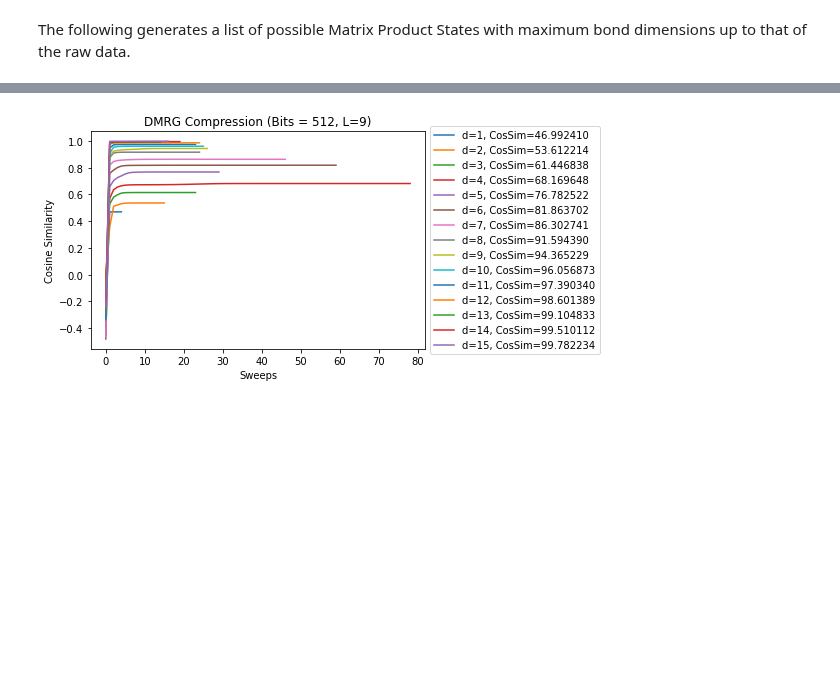
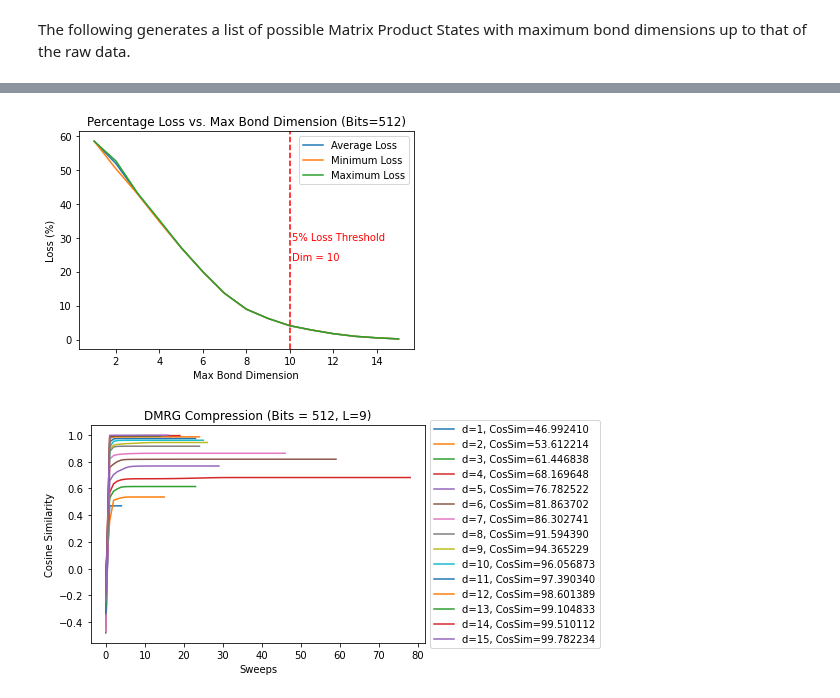
Before and after one commit to aaronleesander/DMRG-inspired-Algorithms-for-Neural-Network-Compression, a Jupyter notebook: main.ipynb, the cells around one changed output, grey strips where cells are left out. Drawn from its saved outputs; the diff is of its cells as text; code cells hidden in the pictures; blank space fills up the shorter version.

```diff
--- a/main.ipynb
+++ b/main.ipynb
@@ -30,3 +42,7 @@ The following generates a list of possible Matrix Product States with maximum bo
+# %%
+benchmark_compression_loss(raw_state, attempts=3)
+# %% [output]
+[figure, added]
 # %%
 # Physical dimension
 d = 2
```
Also changed, not shown: parts of 4 cells of this notebook, 2 other files.
